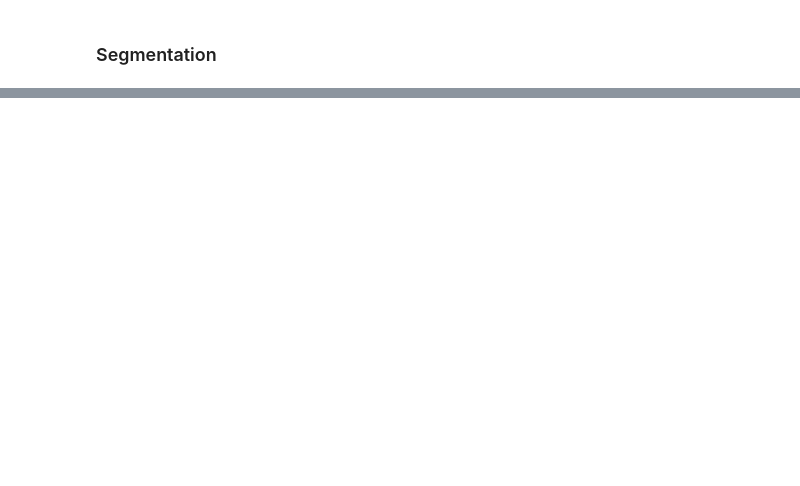
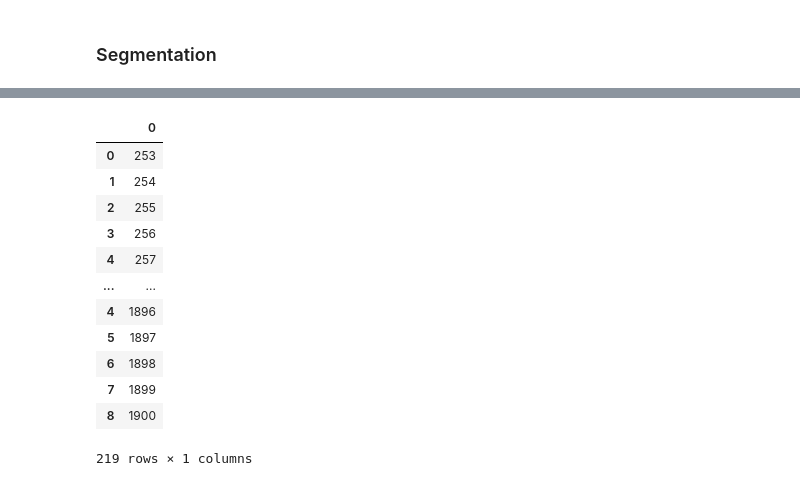
Before and after one commit to vHepp/TDMprivate, a Jupyter notebook: code/Segmentation.ipynb, the cells around one changed output, grey strips where cells are left out. Drawn from its saved outputs; the diff is of its cells as text; code cells hidden in the pictures; blank space fills up the shorter version.

```diff
--- a/code/Segmentation.ipynb
+++ b/code/Segmentation.ipynb
@@ -271,0 +182,21 @@ fig.show()
+# %%
+# Identify disengagement points (for example, when speed is 0)
+reengagement_indices = merged_df[merged_df['TernaryDrivingModeTransition'] == 1].index.tolist()
+
+m_range = 100 #number of meters
+
+# Segment data by 50 meters prior to each disengagement
+reengagement_segments = []
+for reengagement_index in reengagement_indices:
+    reengagement_distance = merged_df.at[reengagement_index, 'distance (m)']
+    start_distance = reengagement_distance - m_range
+
+    print(f"{start_distance}m -> {reengagement_distance}m")
+
+    # Get the indices for the segment
+    segment = merged_df[(merged_df['distance (m)'] >= start_distance) & (merged_df['distance (m)'] <= reengagement_distance)]
+    reengagement_segments.append(segment.index)
+
+# Display the segments
+#for i, segment in enumerate(segments):
+#    print(f"Segment {i + 1}:\n{segment}\n")
@@ -271,0 +216,23 @@ fig.show()
+# %%
+indicies = pd.DataFrame()
+for i, segment in enumerate(reengagement_segments):
+
+    temp = pd.DataFrame(segment)
+
+    indicies = pd.concat([indicies, temp])
+
+indicies
+# %% [output]
+|  | 0 |
+| 0 | 253 |
+| 1 | 254 |
+| 2 | 255 |
+| 3 | 256 |
+| 4 | 257 |
+| ... | ... |
+| 4 | 1896 |
+| 5 | 1897 |
+| 6 | 1898 |
+| 7 | 1899 |
+| 8 | 1900 |
+219 rows × 1 columns
```
Also changed, not shown: parts of 17 cells of this notebook.
